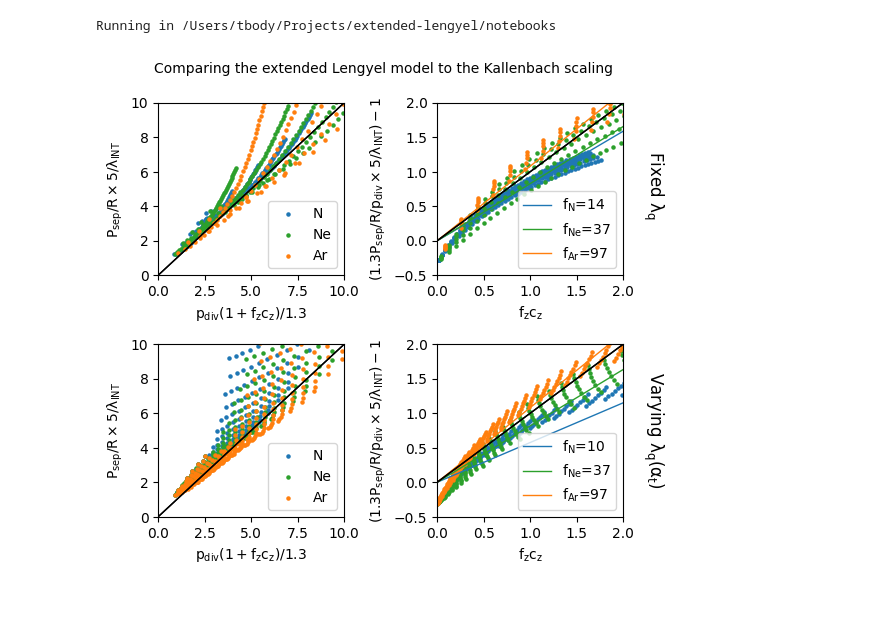
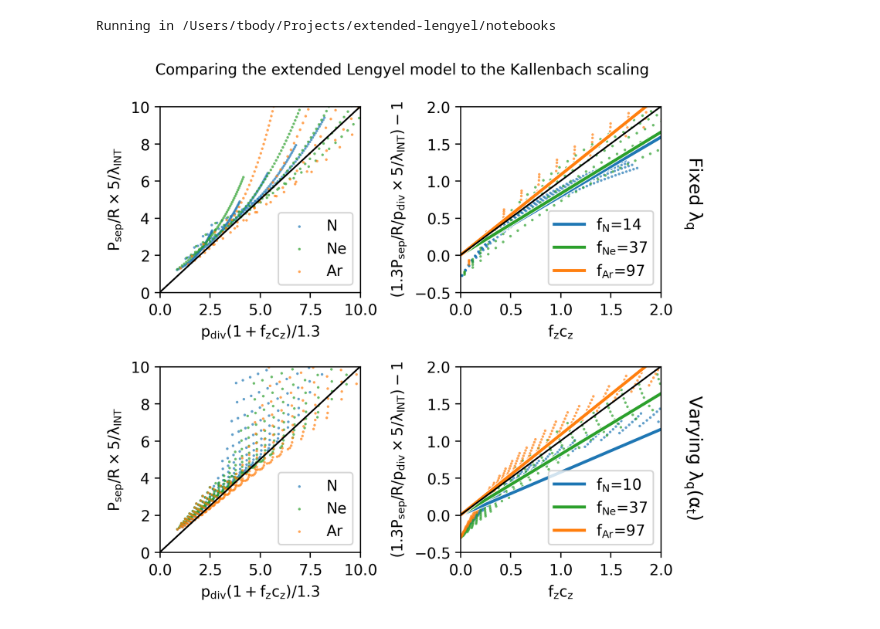
Before and after one commit to cfs-energy/extended-lengyel, a Jupyter notebook: notebooks/6.Compare_to_Kallenbach_scaling.ipynb, the cells around one changed output. Drawn from its saved outputs; the diff is of its cells as text; code cells hidden in the pictures; blank space fills up the shorter version.

```diff
--- a/notebooks/6.Compare_to_Kallenbach_scaling.ipynb
+++ b/notebooks/6.Compare_to_Kallenbach_scaling.ipynb
@@ -10,14 +10,14 @@ from pathlib import Path
 print(f"Running in {Path('').absolute()}")
 
 import cfspopcon
+import matplotlib.pyplot as plt
+import matplotlib as mpl
+import numpy as np
 import xarray as xr
-import numpy as np
-import matplotlib.pyplot as plt
-from cfspopcon.named_options import AtomicSpecies
-from cfspopcon.unit_handling import ureg, magnitude_in_units as mag
+from cfspopcon.unit_handling import magnitude_in_units, ureg
 
 import extended_lengyel
-plt.rcParams['mathtext.default'] = 'regular'
+plt.style.use('paper_plots.mplstyle')
 # %% [output]
 Running in /Users/tbody/Projects/extended-lengyel/notebooks
 # %%
@@ -112,7 +112,7 @@ def fit_radiative_efficiency(impurity_fraction, cz_fz, max_cz_fz=2.0):
 
     x, y = xr.broadcast(impurity_fraction.where(mask), cz_fz.where(mask))
 
-    x, y = mag(x, "").values.flatten(), mag(y, "").values.flatten()
+    x, y = magnitude_in_units(x, "").values.flatten(), magnitude_in_units(y, "").values.flatten()
 
 
     mask_nan = ~(np.isnan(x) | np.isnan(y))
@@ -127,13 +127,17 @@ def fit_radiative_efficiency(impurity_fraction, cz_fz, max_cz_fz=2.0):
 
     return popt[0], p_sigma[0]
 # %%
+import matplotlib.patheffects as path_effects
+
 fig, axs = plt.subplots(ncols=2, nrows=2, figsize=(6, 6))
-s = 5
+s = 3.0
+fit_line_linewidth = 2.0
+scatter_alpha = 0.7
 
 for (label, color), impurity_species in {
-  ("N", "C0") : AtomicSpecies.Nitrogen,
-  ("Ne", "C2"): AtomicSpecies.Neon,
-  ("Ar", "C1"): AtomicSpecies.Argon,
+  ("N", "C0") : cfspopcon.named_options.AtomicSpecies.Nitrogen,
+  ("Ne", "C2"): cfspopcon.named_options.AtomicSpecies.Neon,
+  ("Ar", "C1"): cfspopcon.named_options.AtomicSpecies.Argon,
 }.items():
     for i in range(2):
 
@@ -148,7 +152,7 @@ for (label, color), impurity_species in {
                 separatrix_electron_density = extended_lengyel.promote_to_coordinate(np.logspace(-2, 2, num=100), ureg.n20, dims="separatrix_electron_density"),
                 impurity_species       = impurity_species)
 
-        heat_flux_perp_to_target = mag(ds["heat_flux_perp_to_target"], ureg.MW / ureg.m**2)
+        heat_flux_perp_to_target = magnitude_in_units(ds["heat_flux_perp_to_target"], ureg.MW / ureg.m**2)
         mask                     = (heat_flux_perp_to_target >= 0.8) & (heat_flux_perp_to_target <= 2.4)
 
         x, y = xr.broadcast(
@@ -156,44 +160,47 @@ for (label, color), impurity_species in {
             ds["p0(1+fz*cz)/1.3"].where(mask),
         )
 
-        axs[i][0].scatter(mag(x, ""), mag(y, ""), c=color, s=s, label=label)
+        axs[i][0].scatter(magnitude_in_units(x, ""), magnitude_in_units(y, ""), c=color, s=s, label=label, alpha=scatter_alpha, edgecolors="none")
 
         x, y = xr.broadcast(
             ds["cz*fz"].where(mask),
             ds["1.3Psep/R/p0/lambda_int - 1"].where(mask),
         )
 
-        axs[i][1].scatter(mag(x, ""), mag(y, ""), c=color, s=s)
+        axs[i][1].scatter(magnitude_in_units(x, ""), magnitude_in_units(y, ""), c=color, s=s, alpha=scatter_alpha, edgecolors="none")
 
         fz, sigma_fz = fit_radiative_efficiency(ds["impurity_fraction"].where(mask), ds["1.3Psep/R/p0/lambda_int - 1"].where(mask))
 
-        axs[i][1].axline((0, 0), (1, fz / mag(ds["radiative_efficiency"], "")), color=color, linewidth=1.0, label=f"$f_{{{label}}}$={fz:.0f}")
+        axs[i][1].axline((0, 0), (1, fz / magnitude_in_units(ds["radiative_efficiency"], "")),
+                         color=color, linewidth=fit_line_linewidth, label=f"$f_{{{label}}}$={fz:.0f}",
+                         path_effects = [path_effects.Stroke(linewidth=fit_line_linewidth * 1.5, foreground='white'), path_effects.Normal()]
+        )
 
 for ax in axs[:, 0]:
   ax.legend()
   ax.axline((0, 0), (1, 1), color="k", linewidth=1.0)
   ax.set_xlim(0, 10)
   ax.set_ylim(0, 10)
   ax.set_xlabel("$p_{div}(1+f_z c_z)/1.3$")
   ax.set_ylabel("$P_{sep}/R \\times 5 / \\lambda_{INT}$")
 
 for ax in axs[:, 1]:
   ax.legend()
   ax.axline((0, 0), (1, 1), color="k", linewidth=1.0)
   ax.set_xlim(0, 2)
   ax.set_ylim(-0.5, 2)
   ax.set_xlabel("$f_z c_z$")
   ax.set_ylabel("$(1.3P_{sep}/R / p_{div} \\times 5 / \\lambda_{INT}) - 1$")
 
 fig.subplots_adjust(wspace=0.5, hspace=0.4, top=0.8)
 
 for ax in axs.flatten():
     ax.axline((0, 0), (1, 1), color="k", linewidth=1.0)
 
 fig.text(0.5, 0.85, "Comparing the extended Lengyel model to the Kallenbach scaling", ha="center", fontsize=10)
 fig.text(0.95, 0.62, "Fixed $\\lambda_q$", ha="center", fontsize=12, rotation=270)
 fig.text(0.95, 0.17, "Varying $\\lambda_q(\\alpha_t)$", ha="center", fontsize=12, rotation=270)
 
 fig.savefig(extended_lengyel.directories.output_dir / "combined_comparison_to_Kallenbach_scaling.png", dpi=300, bbox_inches="tight")
 # %% [output]
-[figure, old version]
+[figure, new version]
```
Also changed, not shown: 18 other files.
